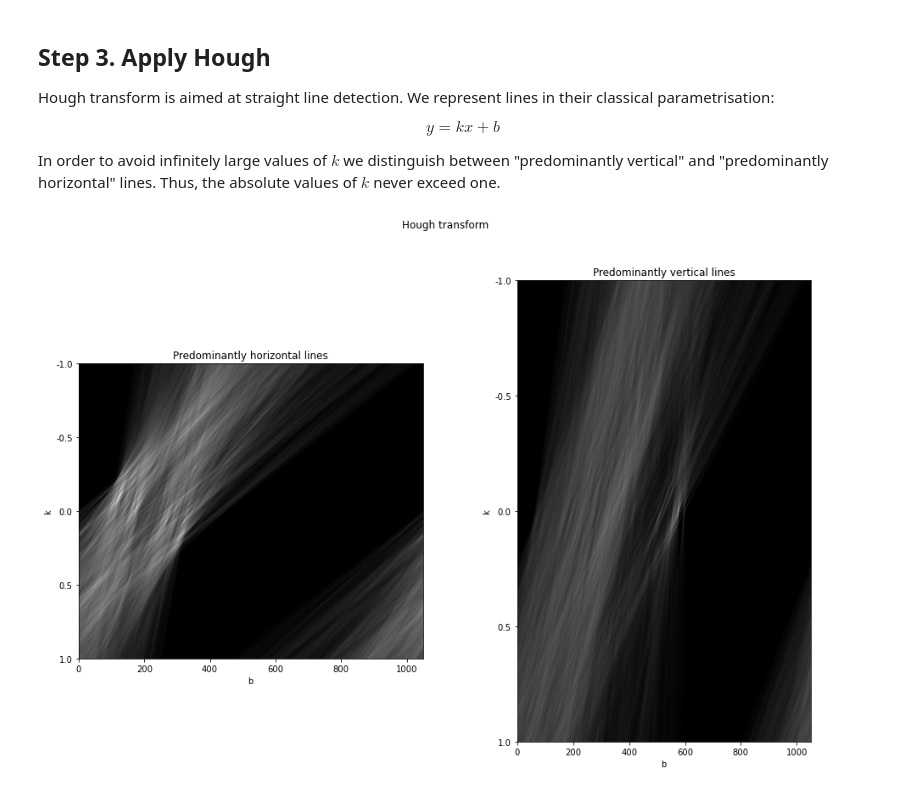
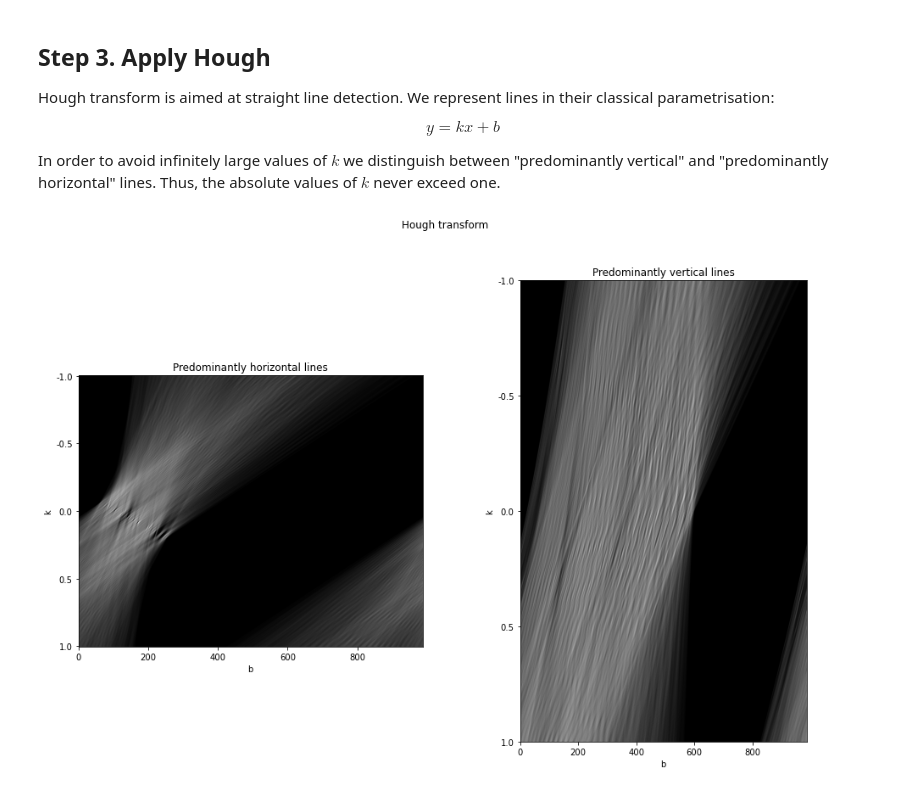
Before and after one commit to jointpoints/perspective-control, a Jupyter notebook: experiments/hough_transform.ipynb, the cells around one changed output. Saved outputs shown, nothing was run; the diff lists cells and outputs as text; code cells hidden in the pictures.

Commit message:
Experiments with thresholds
1. Several ways to find peaks of Hough space have been tested, no satisfactory results.
2. New sample photo.

```diff
--- a/experiments/hough_transform.ipynb
+++ b/experiments/hough_transform.ipynb
@@ -19,7 +21,8 @@ import matplotlib.pyplot as plot
 # Needs to be replaced with a varibale set by end user
 # in production version of the program
 
-IM_PATH = '../sample_images/NotreDamedeReims.jpg'
+#IM_PATH = '../sample_images/NotreDamedeReims.jpg'
+IM_PATH = '../sample_images/Moscow.jpg'
 # %% [markdown]
 ## Auxiliary toolset
 # %%
@@ -90,7 +93,7 @@ render_image(image)
 
 With $3 \times 3$ Scharr operator.
 # %%
-edges = filters.scharr(color.rgb2gray(image))
+edges = filters.scharr(filters.gaussian(color.rgb2gray(image), sigma=1))
 edges[np.where(edges > filters.threshold_otsu(edges))] = 255
 edges[np.where(edges != 255)] = 0
 edges = edges.astype('int')
@@ -109,42 +112,42 @@ In order to avoid infinitely large values of $k$ we distinguish between "predomi
 # %%
 def hough_kb(image):
     # 1. Initialise horizontal Hough space
-    voters_h = np.zeros((2 * image.shape[1] + 1, image.shape[0] + image.shape[1]), dtype='int')
-    k_step_h = 2 / (voters_h.shape[0] - 1)
-    k_h = np.arange(voters_h.shape[0])
+    hough_h = np.zeros((2 * image.shape[1] + 1, image.shape[0] + image.shape[1]), dtype='int')
+    k_step_h = 2 / (hough_h.shape[0] - 1)
+    k_h = np.arange(hough_h.shape[0])
     k_true_h = np.arange(-1.0, 1.0 + k_step_h, k_step_h)
     # 2. Initialise vertical Hough space
-    voters_v = np.zeros((2 * image.shape[0] + image.shape[1] + 1, image.shape[0] + image.shape[1]), dtype='int')
-    k_step_v = 2 / (voters_v.shape[0] - 1)
-    k_v = np.arange(voters_v.shape[0])
+    hough_v = np.zeros((2 * image.shape[0] + image.shape[1] + 1, image.shape[0] + image.shape[1]), dtype='int')
+    k_step_v = 2 / (hough_v.shape[0] - 1)
+    k_v = np.arange(hough_v.shape[0])
     k_true_v = np.arange(-1.0, 1.0 + k_step_v, k_step_v)
     # 3. Saturate Hough spaces
     for point in np.array(np.where(edges == 255)).T:
         b = (point[1] - k_true_h * point[0]).astype('int')
-        voters_h[k_h, b] += 1
+        hough_h[k_h, b] += 1
         b = (point[0] - k_true_v * point[1]).astype('int')
-        voters_v[k_v, b] += 1
-    return voters_h, voters_v
+        hough_v[k_v, b] += 1
+    return hough_h, hough_v
 # %%
-voters_h, voters_v = hough_kb(edges)
+hough_h, hough_v = hough_kb(edges)
 # %%
 plot.figure(figsize=(16, 10))
 plot.suptitle('Hough transform')
 
 ax_h = plot.subplot(1, 2, 1)
 ax_h.set_title('Predominantly horizontal lines')
 ax_h.set_yticks(np.linspace(0, 2 * image.shape[1], 5))
 ax_h.set_yticklabels(np.linspace(-1, 1, 5))
 ax_h.set_xlabel('b')
 ax_h.set_ylabel('k')
-ax_h.imshow(voters_h / np.max(voters_h), cmap=plot.cm.gray);
+ax_h.imshow(hough_h / np.max(hough_h), cmap=plot.cm.gray);
 
 ax_v = plot.subplot(1, 2, 2)
 ax_v.set_title('Predominantly vertical lines')
 ax_v.set_yticks(np.linspace(0, 2 * image.shape[0] + image.shape[1], 5))
 ax_v.set_yticklabels(np.linspace(-1, 1, 5))
 ax_v.set_xlabel('b')
 ax_v.set_ylabel('k')
-ax_v.imshow(voters_v / np.max(voters_v), cmap=plot.cm.gray);
+ax_v.imshow(hough_v / np.max(hough_v), cmap=plot.cm.gray);
 # %% [output]
-[figure, old version]
+[figure, new version]
```
Also changed, not shown: parts of 6 cells of this notebook, 1 other file.
